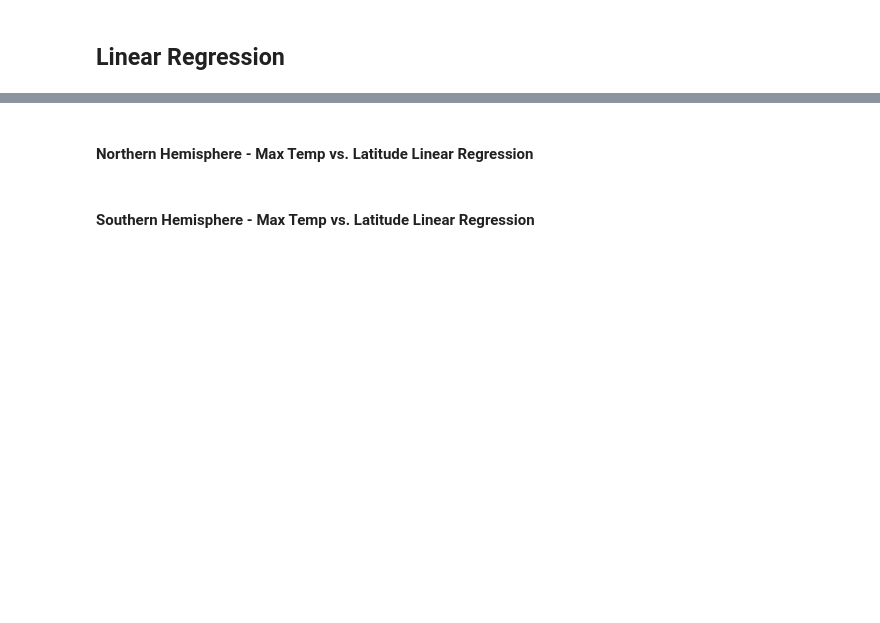
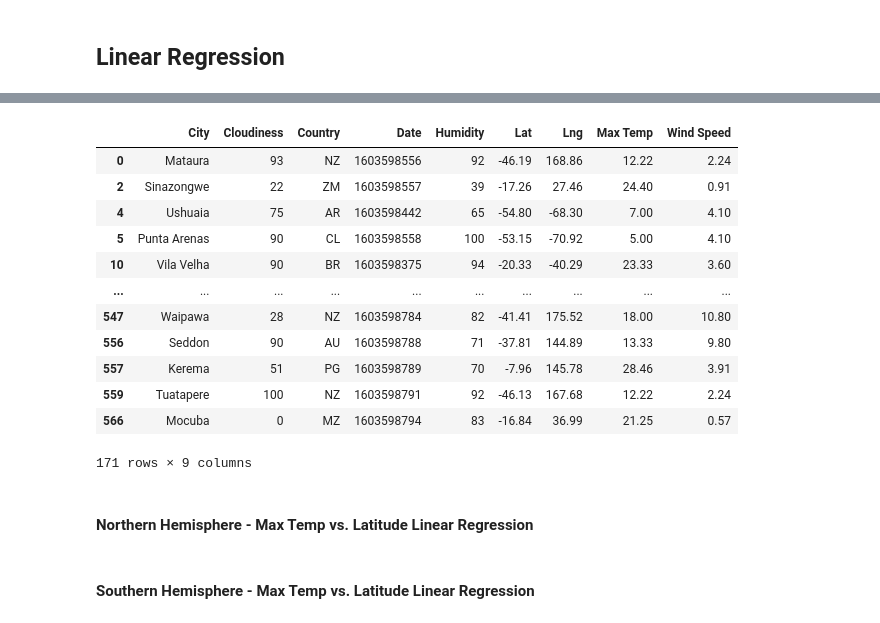
Before and after one commit to trezeget-1/Equator-Weather-Research, a Jupyter notebook: Instructions/starter_code/WeatherPy.ipynb, the cells around one changed output, grey strips where cells are left out. Drawn from its saved outputs; the diff is of its cells as text; code cells hidden in the pictures; blank space fills up the shorter version.

```diff
--- a/Instructions/starter_code/WeatherPy.ipynb
+++ b/Instructions/starter_code/WeatherPy.ipynb
@@ -312,3 +312,20 @@ plt.show()
+# %%
+southern_hemisphere_cities=final_table.query("Lat<0")
+southern_hemisphere_cities
+# %% [output]
+|  | City | Cloudiness | Country | Date | Humidity | Lat | Lng | Max Temp | Wind Speed |
+| 0 | Mataura | 93 | NZ | 1603598556 | 92 | -46.19 | 168.86 | 12.22 | 2.24 |
+| 2 | Sinazongwe | 22 | ZM | 1603598557 | 39 | -17.26 | 27.46 | 24.40 | 0.91 |
+| 4 | Ushuaia | 75 | AR | 1603598442 | 65 | -54.80 | -68.30 | 7.00 | 4.10 |
+| 5 | Punta Arenas | 90 | CL | 1603598558 | 100 | -53.15 | -70.92 | 5.00 | 4.10 |
+| 10 | Vila Velha | 90 | BR | 1603598375 | 94 | -20.33 | -40.29 | 23.33 | 3.60 |
+| ... | ... | ... | ... | ... | ... | ... | ... | ... | ... |
+| 547 | Waipawa | 28 | NZ | 1603598784 | 82 | -41.41 | 175.52 | 18.00 | 10.80 |
+| 556 | Seddon | 90 | AU | 1603598788 | 71 | -37.81 | 144.89 | 13.33 | 9.80 |
+| 557 | Kerema | 51 | PG | 1603598789 | 70 | -7.96 | 145.78 | 28.46 | 3.91 |
+| 559 | Tuatapere | 100 | NZ | 1603598791 | 92 | -46.13 | 167.68 | 12.22 | 2.24 |
+| 566 | Mocuba | 0 | MZ | 1603598794 | 83 | -16.84 | 36.99 | 21.25 | 0.57 |
+171 rows × 9 columns
 # %% [markdown]
 ####  Northern Hemisphere - Max Temp vs. Latitude Linear Regression
 # %% [markdown]
```
Also changed, not shown: parts of 14 cells of this notebook, 5 other files.
